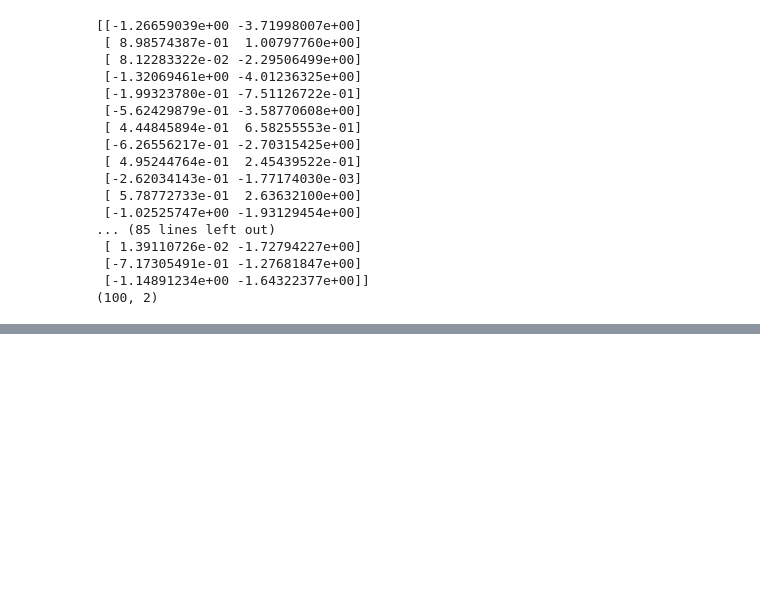
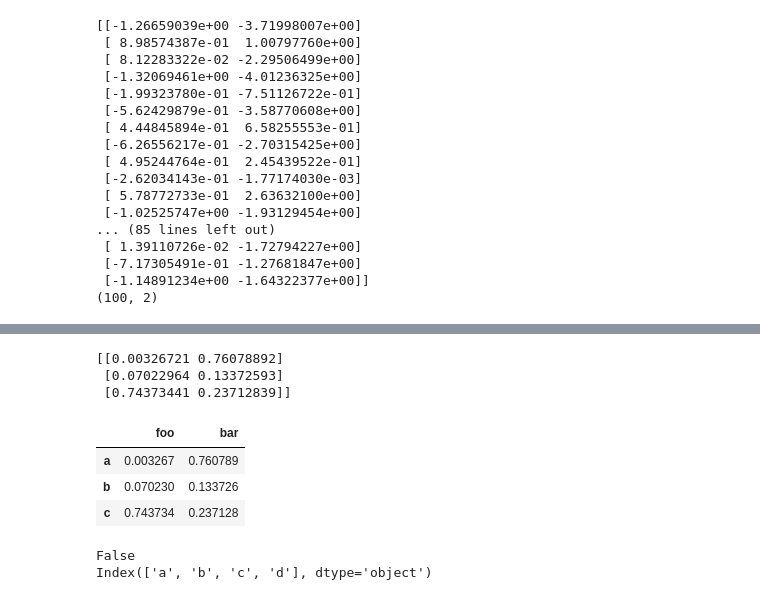
Before and after one commit to sshin01/GEUM-CHEOL, a Jupyter notebook: datascience/exer/1_hello.world.ipynb, the cells around one changed output, grey strips where cells are left out. Cells and saved outputs as stored; diff of their text form; code cells hidden in the pictures; blank space fills up the shorter version.

```diff
--- a/datascience/exer/1_hello.world.ipynb
+++ b/datascience/exer/1_hello.world.ipynb
@@ -1211,0 +1337,27 @@ plt.scatter(selected[:, 0], selected[:, 1],
+# %%
+# construct a dataframe form
+arr = np.random.rand(3, 2)
+print(arr, '\n')
+
+pd.DataFrame(arr, columns=['foo', 'bar'], index=['a', 'b', 'c'])
+# %% [output]
+[[0.00326721 0.76078892]
+ [0.07022964 0.13372593]
+ [0.74373441 0.23712839]]
+|  | foo | bar |
+| a | 0.003267 | 0.760789 |
+| b | 0.070230 | 0.133726 |
+| c | 0.743734 | 0.237128 |
+# %%
+"""
+Series object manipulation: dictionary-style
+"""
+ser = pd.Series([0.25, 0.5, 0.75, 1.0],
+                index=['a', 'b', 'c', 'd'])
+
+print(0.25 in ser)
+
+print(ser.keys())
+# %% [output]
+False
+Index(['a', 'b', 'c', 'd'], dtype='object')
```
Also changed, not shown: parts of 27 cells of this notebook.
